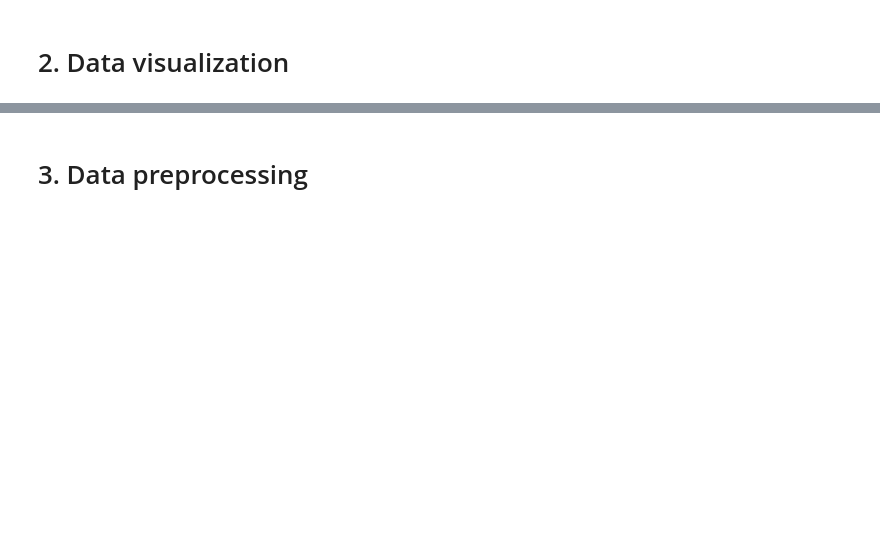
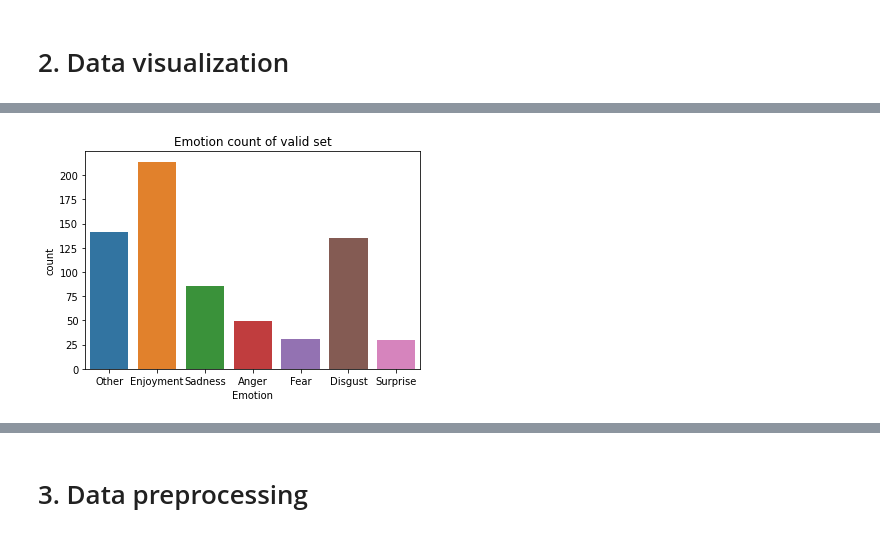
Before and after one commit to andydam452/Emotional-Reg-Youtube-comments, a Jupyter notebook: DM_final_1.ipynb, the cells around one changed output, grey strips where cells are left out. Cells and saved outputs as stored; diff of their text form; code cells hidden in the pictures; blank space fills up the shorter version.

```diff
--- a/DM_final_1.ipynb
+++ b/DM_final_1.ipynb
@@ -47,0 +47,6 @@ crawl_data.head()
+# %%
+sns.countplot(valid_data['Emotion'])
+pyplot.title("Emotion count of valid set")
+pyplot.show()
+# %% [output]
+[figure, added]
```
Also changed, not shown: parts of 13 cells of this notebook, 4 other files.
